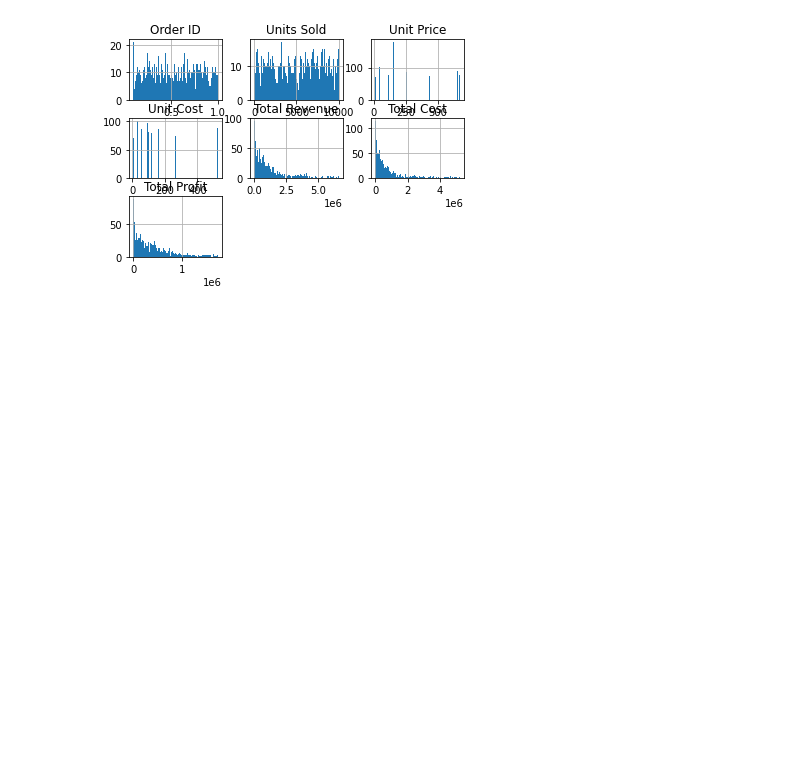
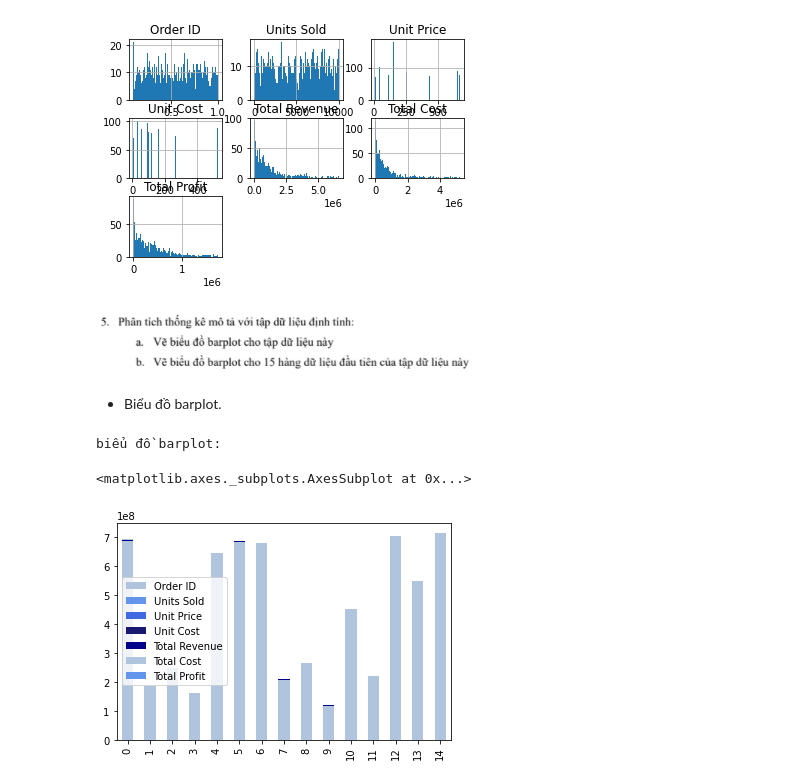
Before and after one commit to rekuantsun/PTDL-Python, a Jupyter notebook: Pandas_3.ipynb, the cells around one changed output. Saved outputs shown, nothing was run; the diff lists cells and outputs as text; code cells hidden in the pictures; blank space fills up the shorter version.

```diff
--- a/Pandas_3.ipynb
+++ b/Pandas_3.ipynb
@@ -255,3 +255,23 @@ HISTORYAM:  [[<matplotlib.axes._subplots.AxesSubplot object at 0x...>
   <matplotlib.axes._subplots.AxesSubplot object at 0x...>
   <matplotlib.axes._subplots.AxesSubplot object at 0x...>]]
 [figure]
+# %% [markdown]
+![image.png](embedded-picture-1)
+# %% [markdown]
+- Biểu đồ barplot.
+# %%
+print('biểu đồ barplot: \n')
+df.plot(kind='bar',
+        stacked = True,
+        width=0.5,
+        bottom=0,
+        align='center',
+        color=['lightsteelblue',
+              'cornflowerblue',
+              'royalblue',
+              'midnightblue',
+              'darkblue'])
+# %% [output]
+biểu đồ barplot:
+<matplotlib.axes._subplots.AxesSubplot at 0x...>
+[figure, added]
```
Also changed, not shown: parts of 2 cells of this notebook.
